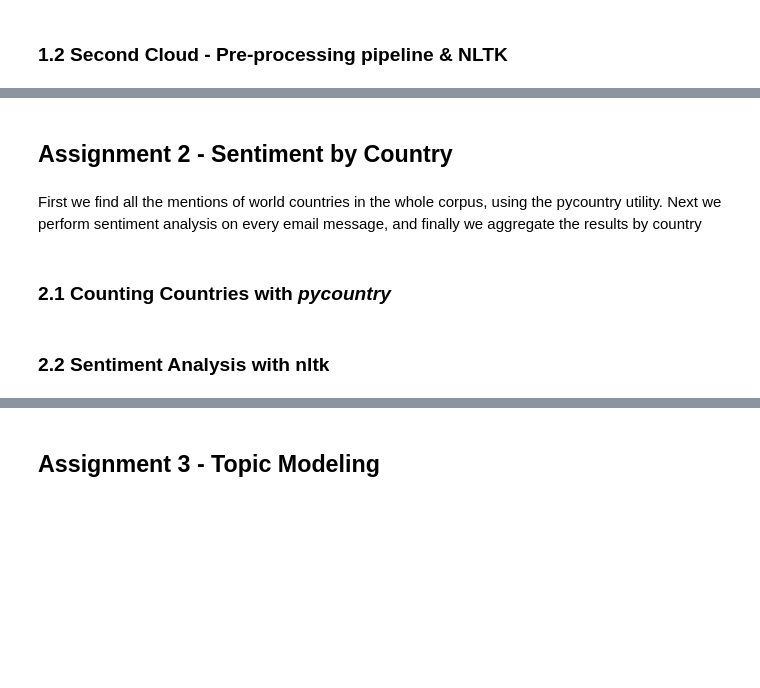
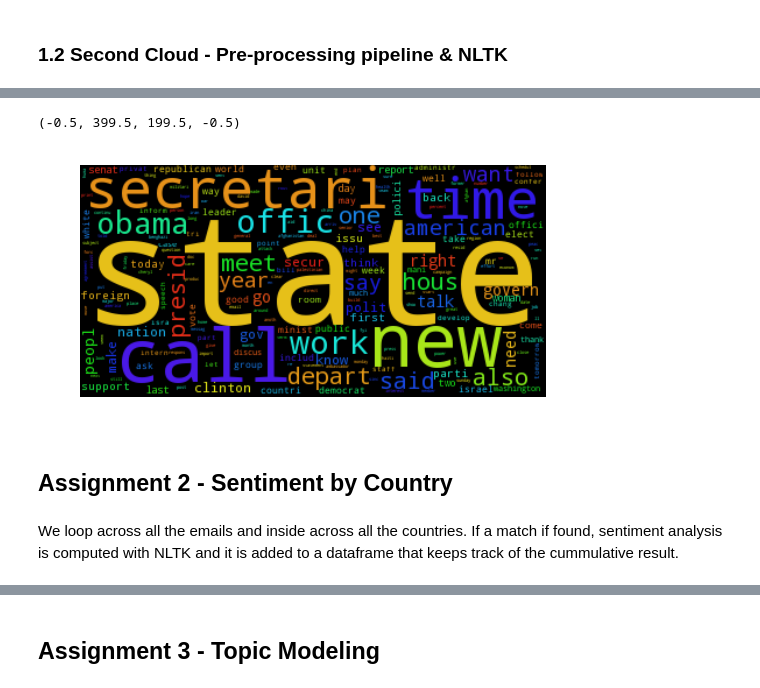
Before and after one commit to vidit09/ada-homework, a Jupyter notebook: 05 - Taming Text/Taming Text.ipynb, the cells around one changed output, grey strips where cells are left out. Cells and saved outputs as stored; diff of their text form; code cells hidden in the pictures; blank space fills up the shorter version.

```diff
--- a/05 - Taming Text/Taming Text.ipynb
+++ b/05 - Taming Text/Taming Text.ipynb
@@ -80,0 +79,11 @@ tokens = nltk.word_tokenize(all)
+# %%
+#Stopword removal
+from nltk.corpus import stopwords
+Stop = set(stopwords.words('english'))
+extraStop = set(('re','fw','pm','am',"n't"))
+finalStop = Stop.union(extraStop)
+
+new_tokens = list()
+for token in tokens:
+    if token.lower() not in finalStop:
+        new_tokens.append(token.lower())
@@ -81,6 +94,21 @@ tokens = nltk.word_tokenize(all)
+# %%
+#Lemmatization
+from nltk.stem import WordNetLemmatizer
+lemmatizer = WordNetLemmatizer()
+lemanized = [lemmatizer.lemmatize(token) for token in new_tokens]
+# %%
+#stemming
+stemmer = nltk.SnowballStemmer("english")
+stemmed = [stemmer.stem(lema) for lema in lemanized]
+# %%
+all_together2 = ' '.join(stemmed)
+# %%
+# Generate a word cloud image
+wordcloud = WordCloud().generate(all_together2)
+plt.imshow(wordcloud)
+plt.axis("off")
+# %% [output]
+(-0.5, 399.5, 199.5, -0.5)
+[figure, added]
 # %% [markdown]
 ## Assignment 2 - Sentiment by Country
-# %% [markdown]
-First we find all the mentions of world countries in the whole corpus, using the pycountry utility. Next we perform sentiment analysis on every email message, and finally we aggregate the results by country
-# %% [markdown]
-### 2.1 Counting Countries with *pycountry*
@@ -88,0 +115,2 @@ import pycountry
+# %% [markdown]
+We loop across all the emails and inside across all the countries. If a match if found, sentiment analysis is computed with NLTK and it is added to a dataframe that keeps track of the cummulative result.
@@ -92,5 +124,3 @@ import pycountry
 # ??  what if appears multiple times or more than one country per message?
 
 # https://www.kaggle.com/operdeck/d/kaggle/hillary-clinton-emails/hillary-s-sentiment-about-countries
-# %% [markdown]
-### 2.2 Sentiment Analysis with nltk
```
Also changed, not shown: parts of 12 cells of this notebook.
